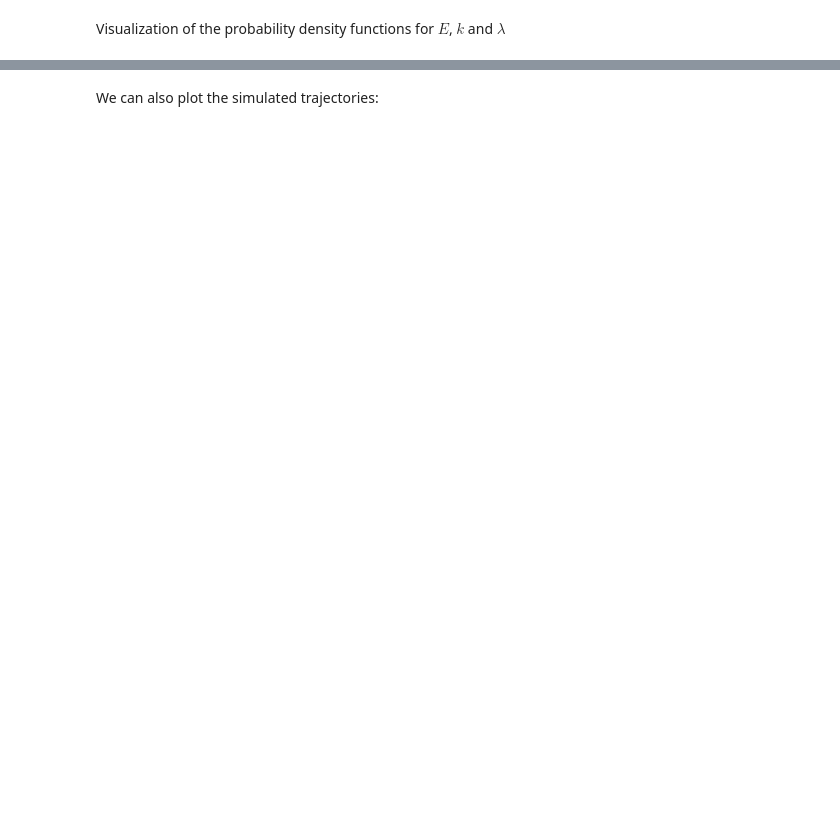
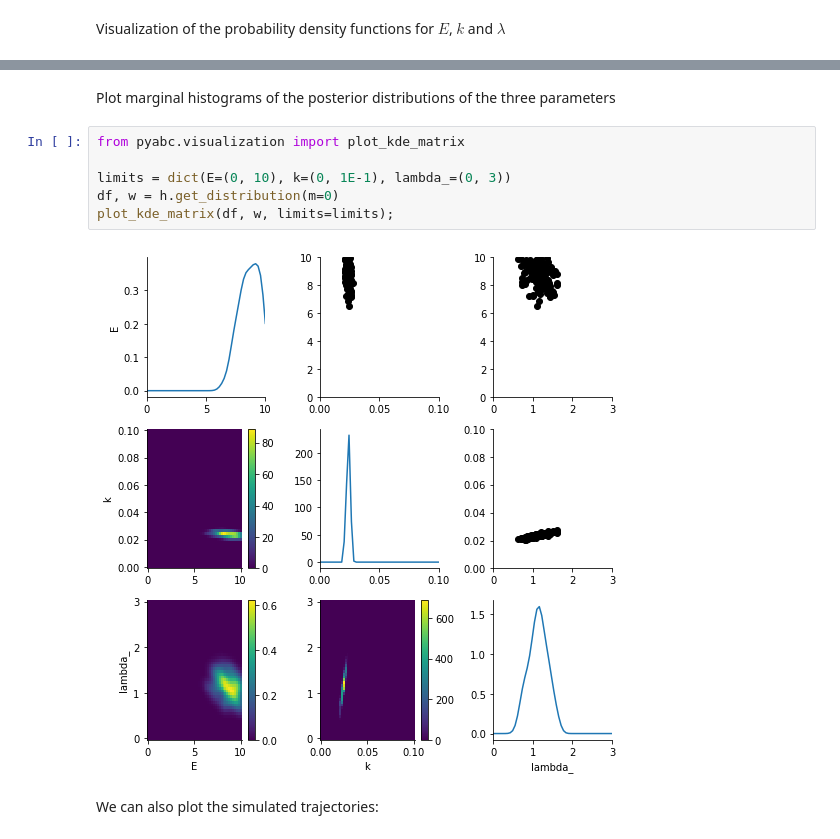
Before and after one commit to MarcoFelipeKing/ciarrai, a Jupyter notebook: code/ODE_fit.ipynb, the cells around one changed output, grey strips where cells are left out. Cells and saved outputs as stored; diff of their text form; blank space fills up the shorter version.

```diff
--- a/code/ODE_fit.ipynb
+++ b/code/ODE_fit.ipynb
@@ -246,2 +221,12 @@ fig.tight_layout()
+# %% [markdown]
+Plot marginal histograms of the posterior distributions of the three parameters
+# %%
+from pyabc.visualization import plot_kde_matrix
+
+limits = dict(E=(0, 10), k=(0, 1E-1), lambda_=(0, 3))
+df, w = h.get_distribution(m=0)
+plot_kde_matrix(df, w, limits=limits);
+# %% [output]
+[figure, added]
 # %% [markdown]
 We can also plot the simulated trajectories:
```
Also changed, not shown: parts of 26 cells of this notebook, 8 other files.
